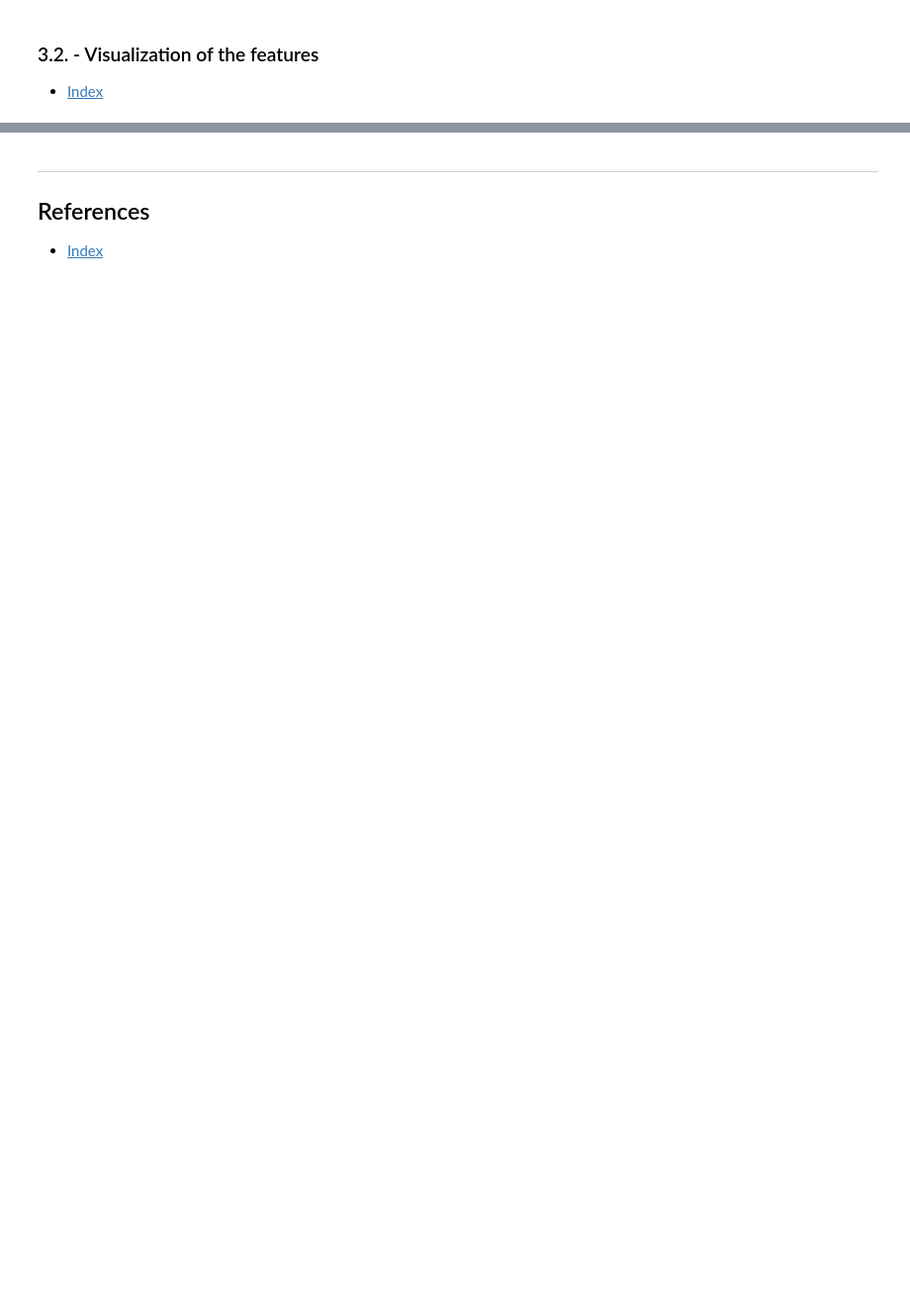
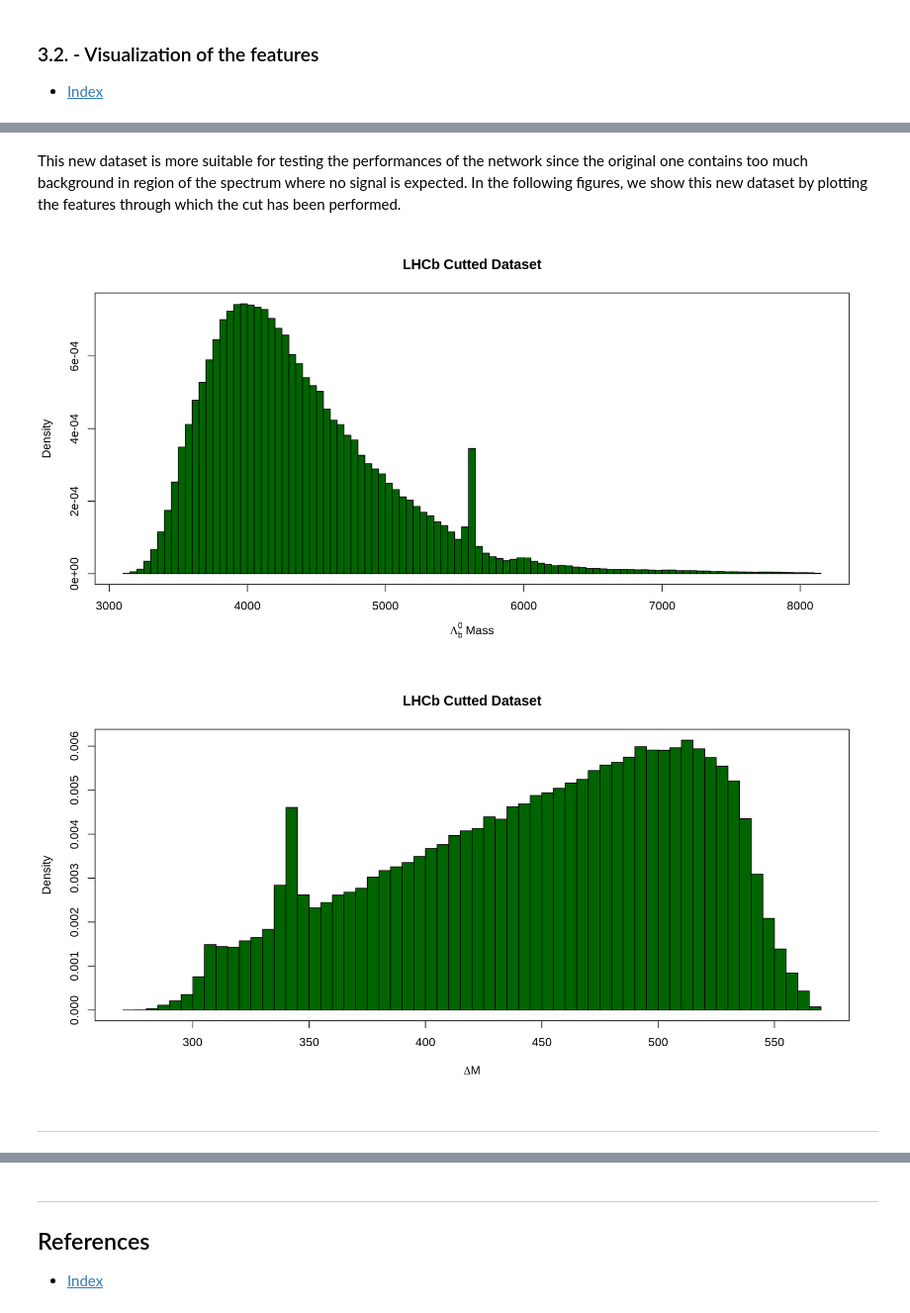
Before and after one commit to mastrovalentz/Adv_Stat_Final_Project, a Jupyter notebook: presentation/presentation.ipynb, the cells around one changed output, grey strips where cells are left out. Shown at 99% size. Drawn from its saved outputs; the diff is of its cells as text; code cells hidden in the pictures; blank space fills up the shorter version.

```diff
--- a/presentation/presentation.ipynb
+++ b/presentation/presentation.ipynb
@@ -612,0 +353,9 @@ hist(data.lhcb$pair1_3pi_F,
+# %% [markdown]
+This new dataset is more suitable for testing the performances of the network since the original one contains too much background in region of the spectrum where no signal is expected. In the following figures, we show this new dataset by plotting the features through which the cut has been performed.
+# %%
+plot_cutted_dataset(12, 6, 200)
+# %% [output]
+[figure, added]
+[figure, added]
+# %% [markdown]
+***
```
Also changed, not shown: parts of 59 cells of this notebook, 5 other files.
